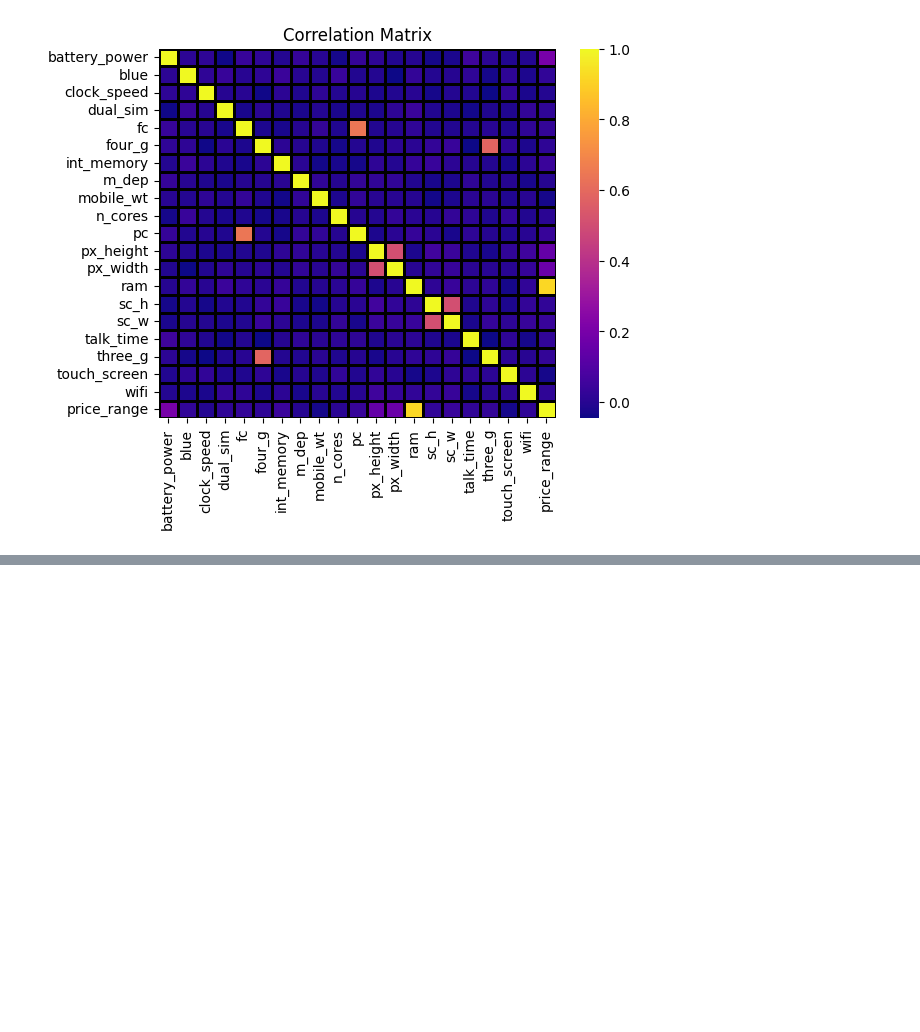
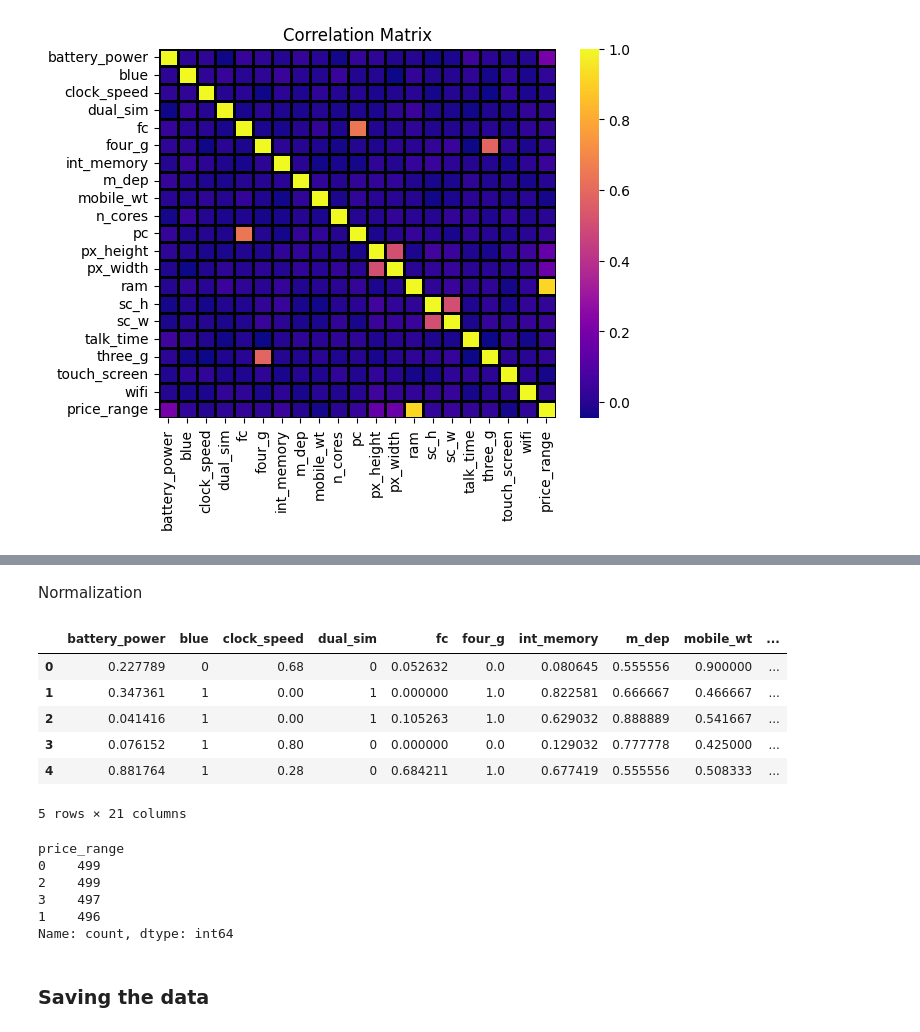
Before and after one commit to AliHashish/Devices-Price-Classification-System, a Jupyter notebook: Preprocessing.ipynb, the cells around one changed output, grey strips where cells are left out. Drawn from its saved outputs; the diff is of its cells as text; code cells hidden in the pictures; blank space fills up the shorter version.

Commit message:
Preprocessing
Preprocessing Done
- Normalized the data
- Made sure the data was balanced

```diff
--- a/Preprocessing.ipynb
+++ b/Preprocessing.ipynb
@@ -109,0 +125,29 @@ plt.show()
+# %% [markdown]
+Normalization
+# %%
+# Normalizing the data (Except the target - price_range)
+from sklearn.preprocessing import MinMaxScaler
+scaler = MinMaxScaler()
+df.iloc[:, :-1] = scaler.fit_transform(df.iloc[:, :-1])
+df.head()       # Checking the data after normalization
+# %% [output]
+|  | battery_power | blue | clock_speed | dual_sim | fc | four_g | int_memory | m_dep | mobile_wt | ... |
+| 0 | 0.227789 | 0 | 0.68 | 0 | 0.052632 | 0.0 | 0.080645 | 0.555556 | 0.900000 | ... |
+| 1 | 0.347361 | 1 | 0.00 | 1 | 0.000000 | 1.0 | 0.822581 | 0.666667 | 0.466667 | ... |
+| 2 | 0.041416 | 1 | 0.00 | 1 | 0.105263 | 1.0 | 0.629032 | 0.888889 | 0.541667 | ... |
+| 3 | 0.076152 | 1 | 0.80 | 0 | 0.000000 | 0.0 | 0.129032 | 0.777778 | 0.425000 | ... |
+| 4 | 0.881764 | 1 | 0.28 | 0 | 0.684211 | 1.0 | 0.677419 | 0.555556 | 0.508333 | ... |
+5 rows × 21 columns
+# %%
+# Checking the distribution of the target
+df.value_counts('price_range')
+# It is a balanced dataset
+# %% [output]
+price_range
+0    499
+2    499
+3    497
+1    496
+Name: count, dtype: int64
+# %% [markdown]
+### Saving the data
```
Also changed, not shown: parts of 2 cells of this notebook.
